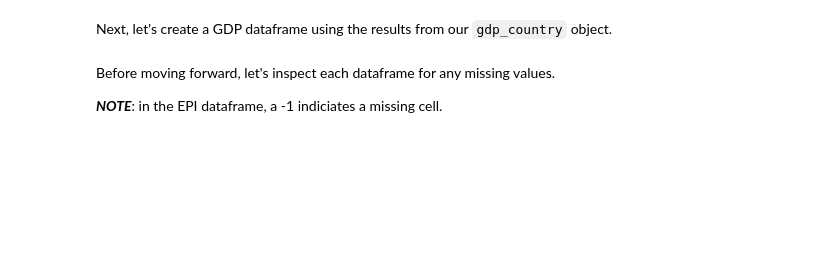
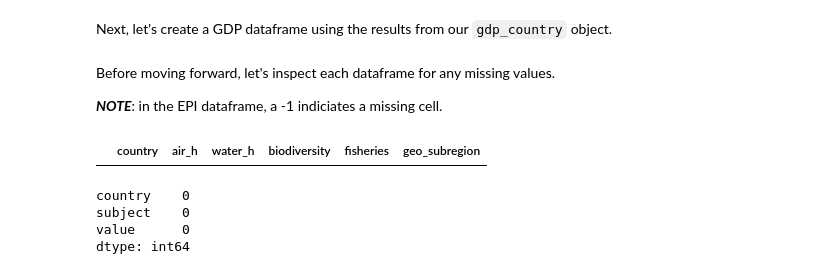
Before and after one commit to The-Knowledge-House/DS_22, a Jupyter notebook: phase_2/week_9/1_31/intermediate_sql_II_notes.ipynb, the cells around one changed output. Drawn from its saved outputs; the diff is of its cells as text; code cells hidden in the pictures; blank space fills up the shorter version.

```diff
--- a/phase_2/week_9/1_31/intermediate_sql_II_notes.ipynb
+++ b/phase_2/week_9/1_31/intermediate_sql_II_notes.ipynb
@@ -107,6 +164,25 @@ Next, let's create a GDP dataframe using the results from our `gdp_country` obje
 Before moving forward, let's inspect each dataframe for any missing values.
 
 ***NOTE***: in the EPI dataframe, a -1 indiciates a missing cell.
+# %%
+# pandas filter can I create to check how many rows contain -1? fisheries
+epi_ce[epi_ce["water_h"] == -1]
+epi_ce[epi_ce["air_h"] == -1]
+
+epi_cb[epi_cb["water_h"] == -1]
+epi_cb[epi_cb["air_h"] == -1]
+
+epi_sa[epi_sa["water_h"] == -1]
+epi_sa[epi_sa["air_h"] == -1]
+# %% [output]
+|  | country | air_h | water_h | biodiversity | fisheries | geo_subregion |
+# %%
+gdp_df.isna().sum()
+# %% [output]
+country    0
+subject    0
+value      0
+dtype: int64
 # %%
 # be sure to dispose your engine after completing your analysis!
 engine.dispose()
```
Also changed, not shown: parts of 8 cells of this notebook.
